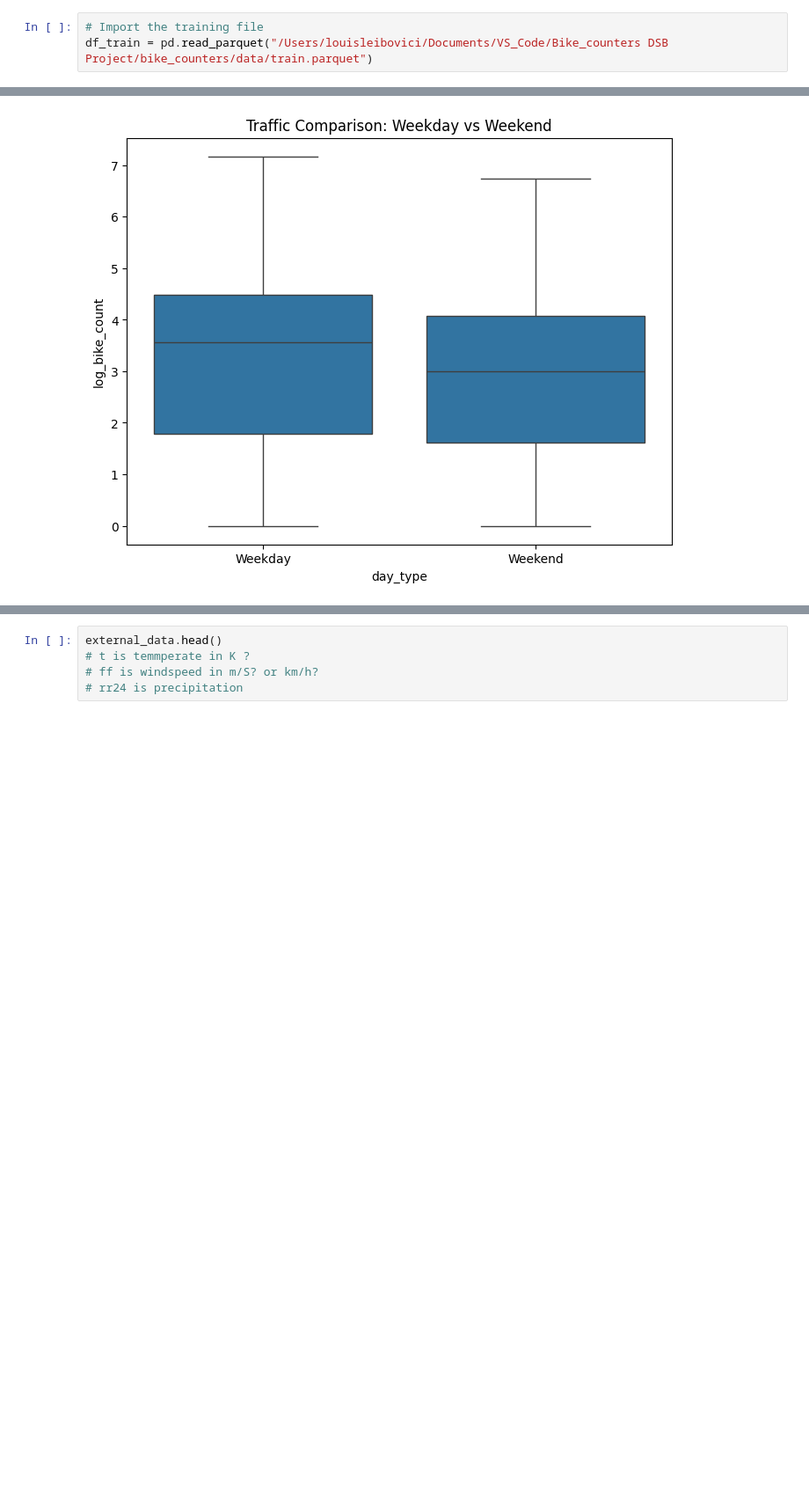
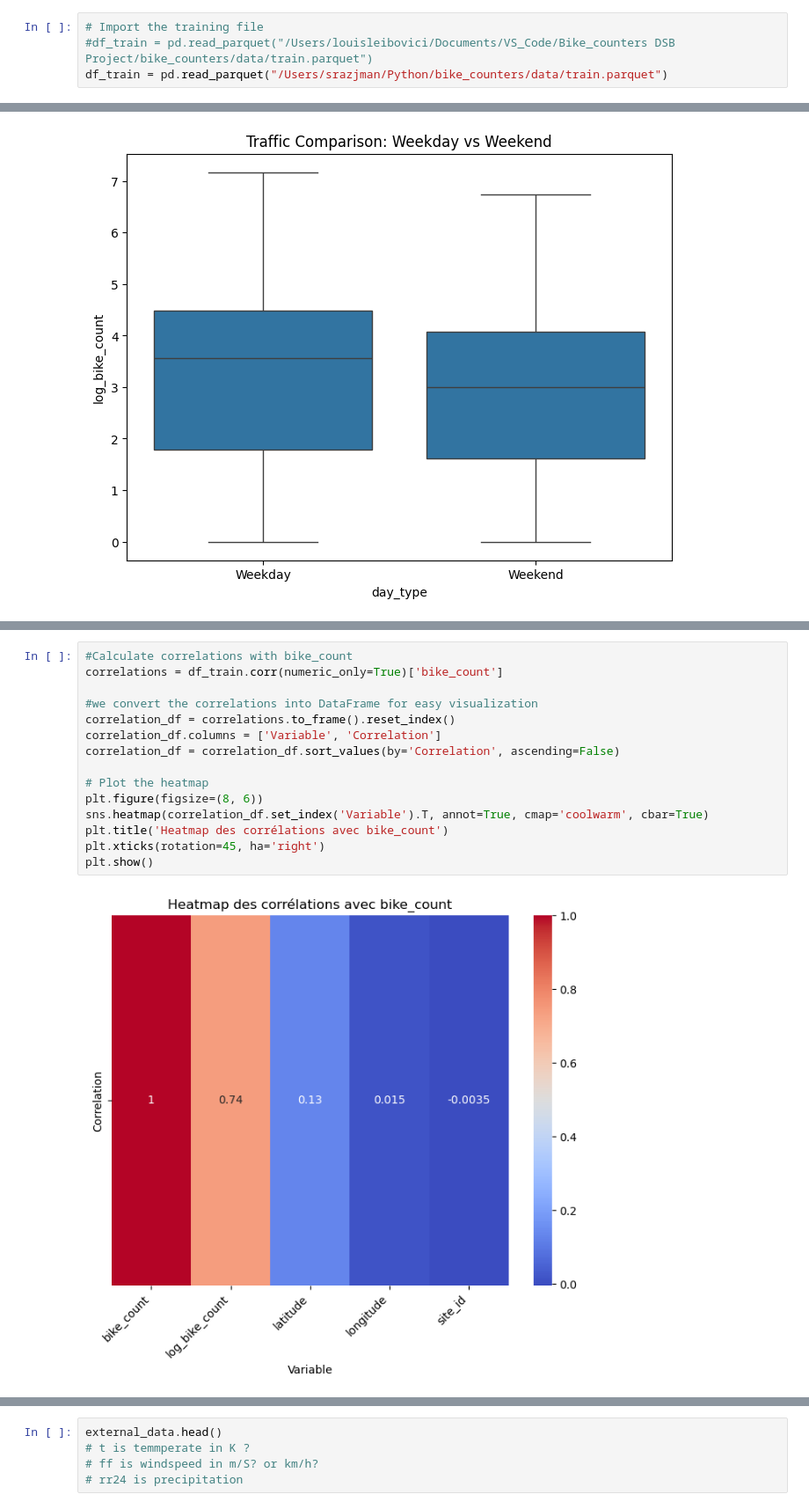
Before and after one commit to louis-leibo/bike_counters, a Jupyter notebook: Dev_by_sam_&_louis/EDA.ipynb, the cells around one changed output, grey strips where cells are left out. Shown at 88% size. Cells and saved outputs as stored; diff of their text form; blank space fills up the shorter version.

```diff
--- a/Dev_by_sam_&_louis/EDA.ipynb
+++ b/Dev_by_sam_&_louis/EDA.ipynb
@@ -6,7 +6,8 @@ import matplotlib.pyplot as plt
 import seaborn as sns
 # %%
 # Import the training file
-df_train = pd.read_parquet("/Users/louisleibovici/Documents/VS_Code/Bike_counters DSB Project/bike_counters/data/train.parquet")
+#df_train = pd.read_parquet("/Users/louisleibovici/Documents/VS_Code/Bike_counters DSB Project/bike_counters/data/train.parquet")
+df_train = pd.read_parquet("/Users/srazjman/Python/bike_counters/data/train.parquet")
 # %%
 df_train.head(10)
 # %% [output]
@@ -248,0 +259,17 @@ plt.show()
+# %%
+#Calculate correlations with bike_count
+correlations = df_train.corr(numeric_only=True)['bike_count']
+
+#we convert the correlations into DataFrame for easy visualization
+correlation_df = correlations.to_frame().reset_index()
+correlation_df.columns = ['Variable', 'Correlation']
+correlation_df = correlation_df.sort_values(by='Correlation', ascending=False)
+
+# Plot the heatmap
+plt.figure(figsize=(8, 6))
+sns.heatmap(correlation_df.set_index('Variable').T, annot=True, cmap='coolwarm', cbar=True)
+plt.title('Heatmap des corrélations avec bike_count')
+plt.xticks(rotation=45, ha='right')
+plt.show()
+# %% [output]
+[figure, added]
```
Also changed, not shown: parts of 6 cells of this notebook, 1 other file.
